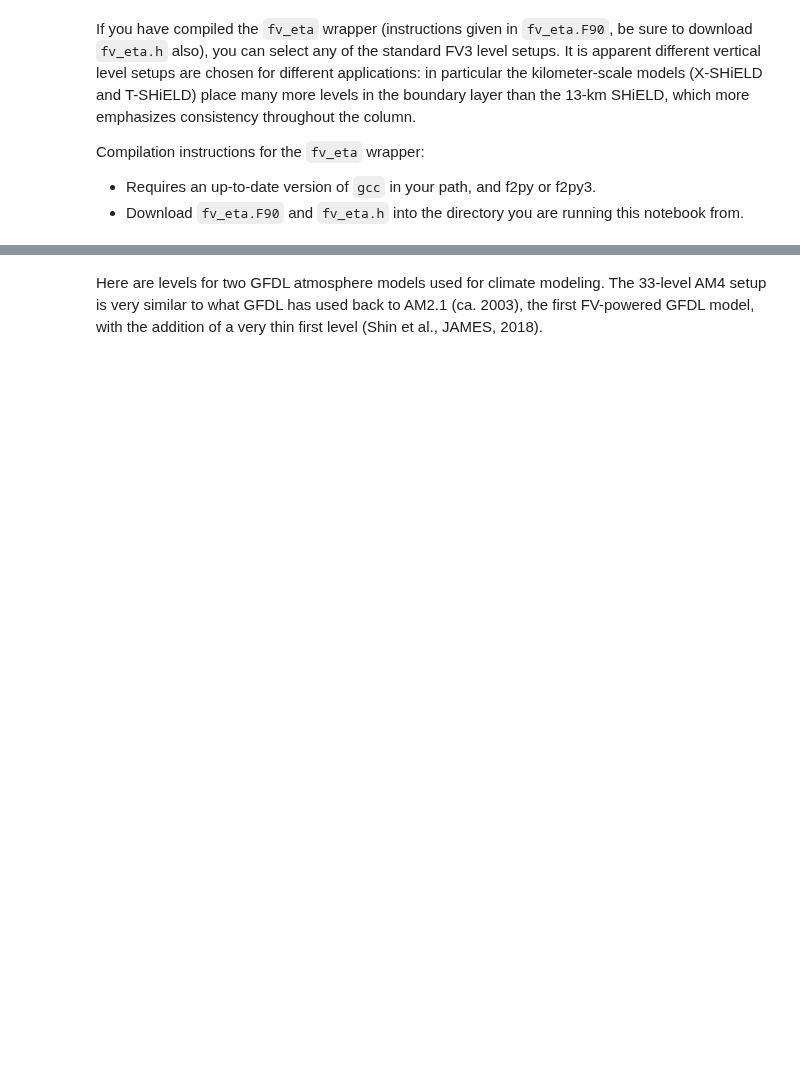
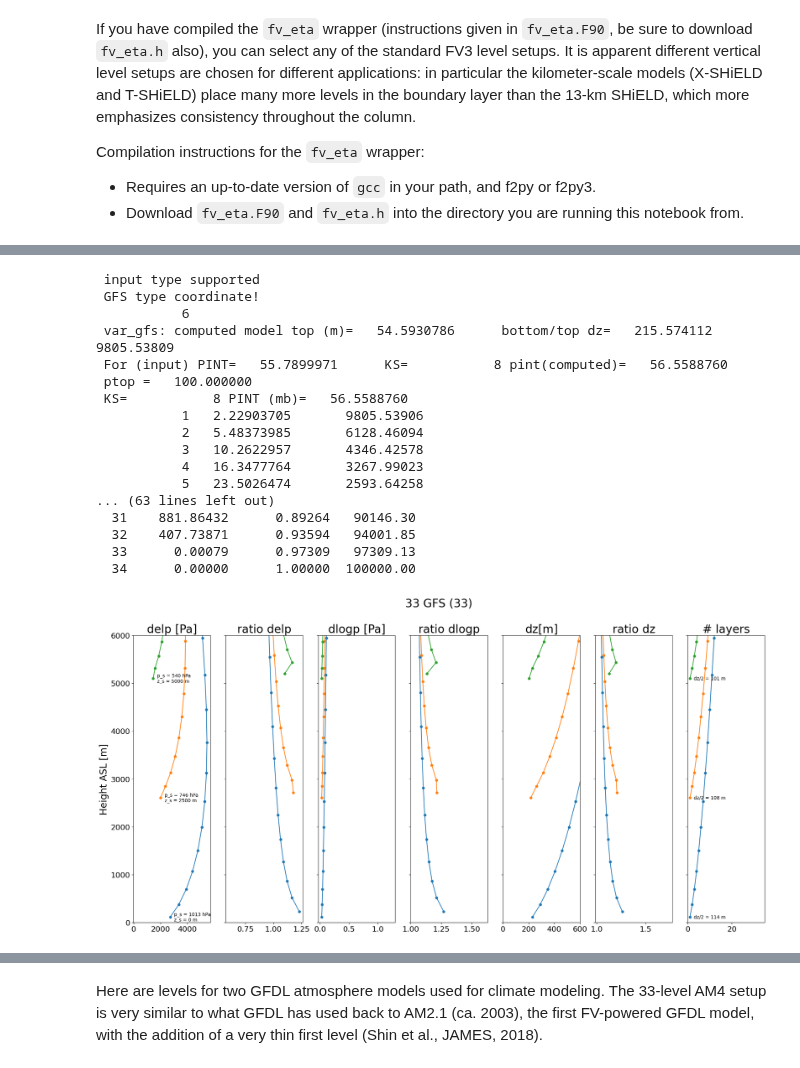
Before and after one commit to NOAA-GFDL/GFDL_atmos_cubed_sphere, a Jupyter notebook: docs/examples/FV3_level_transmogrifier/FV3_level_transmogrifier.ipynb, the cells around one changed output, grey strips where cells are left out. Saved outputs shown, nothing was run; the diff lists cells and outputs as text; code cells hidden in the pictures; blank space fills up the shorter version.

```diff
--- a/docs/examples/FV3_level_transmogrifier/FV3_level_transmogrifier.ipynb
+++ b/docs/examples/FV3_level_transmogrifier/FV3_level_transmogrifier.ipynb
@@ -273,0 +391,22 @@ fv3_level_make_plots(ak,bk,"T-SHiELD 2021",zss,do_ylog,'z')
+# %%
+ak, bk = fv_eta.set_eta(33,'gfs')
+fv3_level_make_plots(ak,bk,"33 GFS",zss,do_ylog,zcoord_type, zlimit_type='PBL')
+# %% [output]
+ input type supported
+ GFS type coordinate!
+           6
+ var_gfs: computed model top (m)=   54.5930786      bottom/top dz=   215.574112       9805.53809
+ For (input) PINT=   55.7899971      KS=           8 pint(computed)=   56.5588760
+ ptop =   100.000000
+ KS=           8 PINT (mb)=   56.5588760
+           1   2.22903705       9805.53906
+           2   5.48373985       6128.46094
+           3   10.2622957       4346.42578
+           4   16.3477764       3267.99023
+           5   23.5026474       2593.64258
+... (63 lines left out)
+  31    881.86432      0.89264   90146.30
+  32    407.73871      0.93594   94001.85
+  33      0.00079      0.97309   97309.13
+  34      0.00000      1.00000  100000.00
+[figure, added]
```
Also changed, not shown: parts of 11 cells of this notebook, 2 other files.
